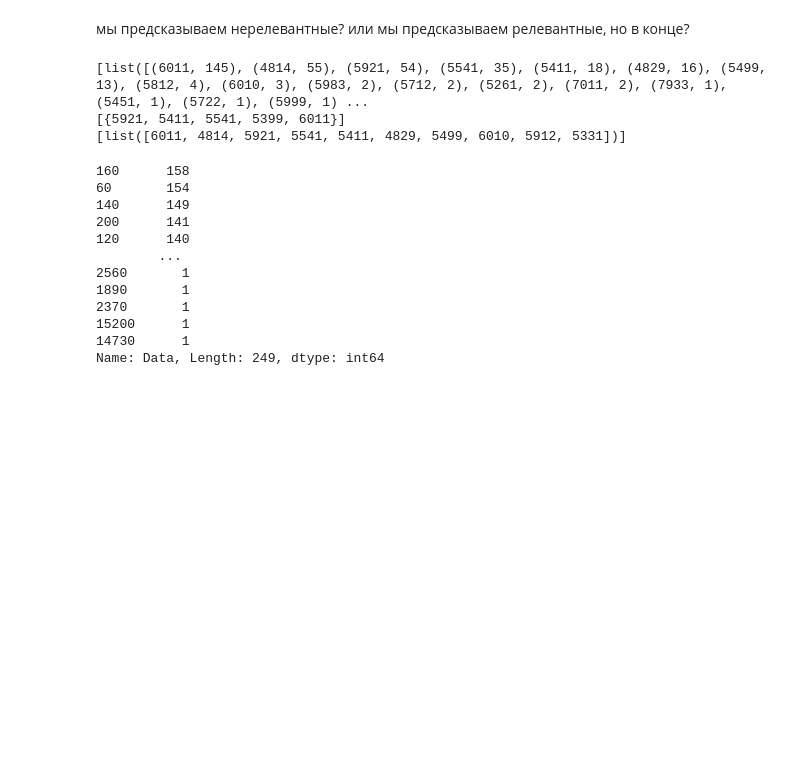
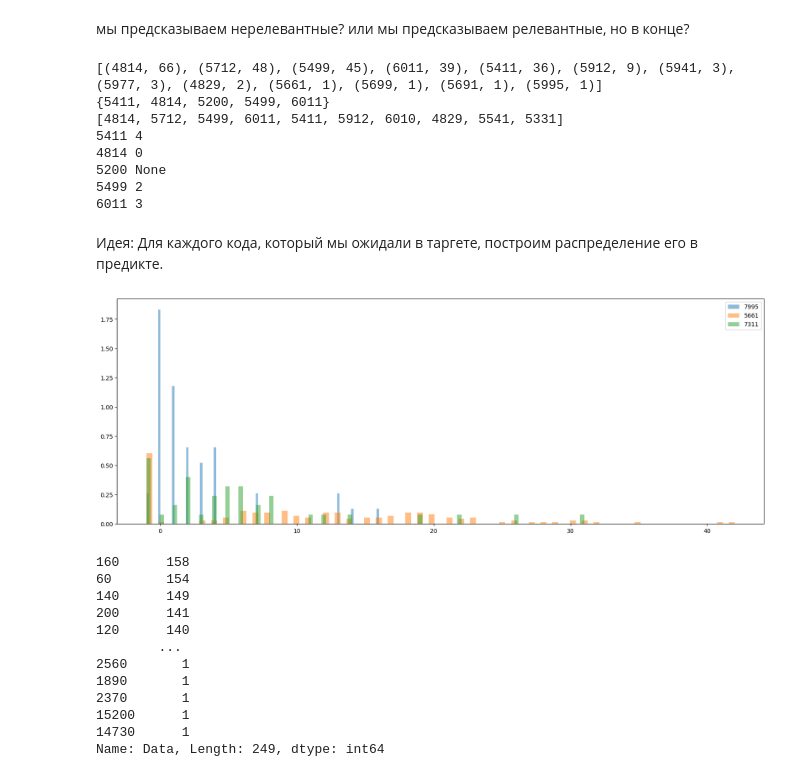
Before and after one commit to SergeyPishchulov/Alfa-Card-transactions-prediction, a Jupyter notebook: baseline-popular-transactions.ipynb, the cells around one changed output. Drawn from its saved outputs; the diff is of its cells as text; code cells hidden in the pictures; blank space fills up the shorter version.

```diff
--- a/baseline-popular-transactions.ipynb
+++ b/baseline-popular-transactions.ipynb
@@ -294,13 +294,48 @@ tr.Data = tr.Data.map(lambda l: [x for x in sorted(
         reverse=True
     )])
 
-d = tr.loc[main.index][["Data","Target",'pred_baseline_2']][2:3]
-for x in d.columns:
-    print(d[x].values)
+d = tr.loc[main.index][["Data","Target",'pred_baseline_2']].iloc[19]
+for x in d:
+    print(x)
+
+target_codes = d[1]
+only_data_codes = [x[0] for x in d[0]]
+for code in target_codes:
+    print(f"{code} {only_data_codes.index(code) if code in only_data_codes else None}")
 # %% [output]
-[list([(6011, 145), (4814, 55), (5921, 54), (5541, 35), (5411, 18), (4829, 16), (5499, 13), (5812, 4), (6010, 3), (5983, 2), (5712, 2), (5261, 2), (7011, 2), (7933, 1), (5451, 1), (5722, 1), (5999, 1) ...
-[{5921, 5411, 5541, 5399, 6011}]
-[list([6011, 4814, 5921, 5541, 5411, 4829, 5499, 6010, 5912, 5331])]
+[(4814, 66), (5712, 48), (5499, 45), (6011, 39), (5411, 36), (5912, 9), (5941, 3), (5977, 3), (4829, 2), (5661, 1), (5699, 1), (5691, 1), (5995, 1)]
+{5411, 4814, 5200, 5499, 6011}
+[4814, 5712, 5499, 6011, 5411, 5912, 6010, 4829, 5541, 5331]
+5411 4
+4814 0
+5200 None
+5499 2
+6011 3
+# %% [markdown]
+Идея:
+Для каждого кода, который мы ожидали в таргете, построим распределение его в предикте.
+# %%
+places_by_top_code = {}
+for top_code in top_all[22:25]:
+    # top_code = 6411
+    places_by_top_code[top_code] = []
+    for i in range(len(tr)):
+        if top_code in tr.Target.iloc[i]:
+            only_data = [x[0] for x in tr.Data.iloc[i]]
+            places_by_top_code[top_code].append(only_data.index(top_code) if top_code in only_data else -1)
+
+leg =[]
+for k in places_by_top_code:
+    plt.hist(places_by_top_code[k], bins= 100, alpha=0.5, density=True)
+    leg.append(k)
+
+plt.legend(leg)
+plt.show()
+# for k in places_by_top_code:
+#     places_by_top_code[k]=Counter(places_by_top_code[k])
+# places_by_top_code
+# %% [output]
+[figure, added]
 # %%
 df_train.Data.map(len).round(-1).value_counts()
 # %% [output]
```
Also changed, not shown: parts of 5 cells of this notebook.
